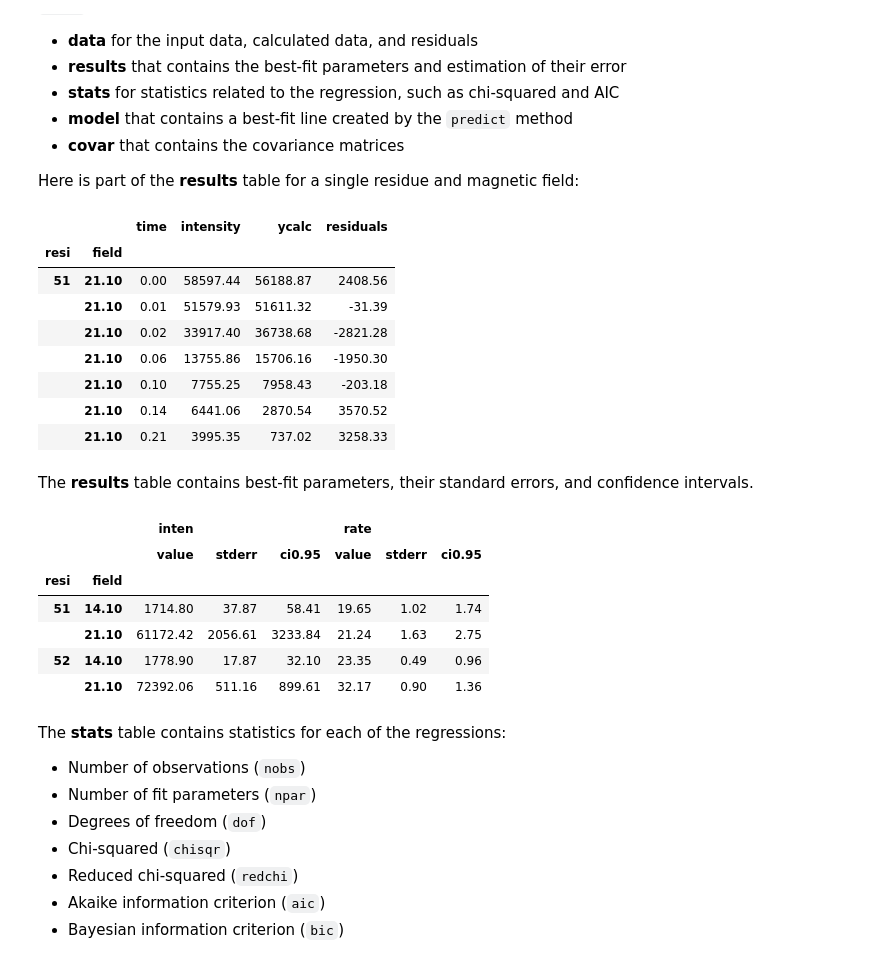
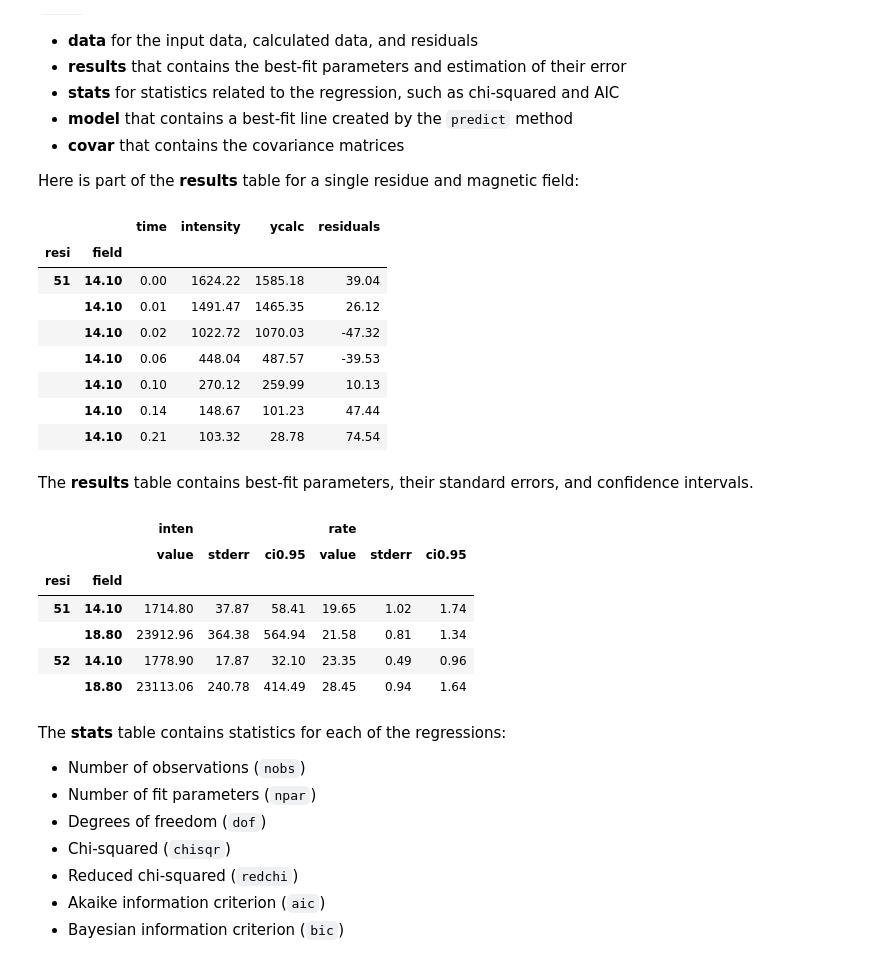
Before and after one commit to mlgill/pdLSR, a Jupyter notebook: pdLSR/demo/pdLSR_demo.ipynb, the cells around one changed output. Cells and saved outputs as stored; diff of their text form; code cells hidden in the pictures.

```diff
--- a/pdLSR/demo/pdLSR_demo.ipynb
+++ b/pdLSR/demo/pdLSR_demo.ipynb
@@ -58,8 +58,8 @@ This `pdLSR` demonstration utilizes nuclear magnetic resonance (NMR) data acquir
 
 There are 12 amino acids in the enclosed data set, so using amino acid residue (`resi`) and magnetic field (`field`) as the `groupby` columns results in 24 minimization operations.
 # %%
-data = pd.read_csv('GCN4_twofield.csv', sep='\t')
-! head GCN4_twofield.csv
+data = pd.read_csv('GCN4_twofield.tsv', sep='\t')
+! head GCN4_twofield.tsv
 # %% [output]
 resi    field   time    intensity
 51      14.1    0.004   1624.219428
@@ -171,19 +166,19 @@ IndexError: d not in input data columns or index.
 Here is part of the **results** table for a single residue and magnetic field:
 # %%
 resi = 51
-field = 21.1
+field = 14.1
 
 fit_data.data.loc[(resi, field)]
 # %% [output]
 |  |  | time | intensity | ycalc | residuals |
 | resi | field |  |  |  |  |
-| 51 | 21.10 | 0.00 | 58597.44 | 56188.87 | 2408.56 |
-|  | 21.10 | 0.01 | 51579.93 | 51611.32 | -31.39 |
-|  | 21.10 | 0.02 | 33917.40 | 36738.68 | -2821.28 |
-|  | 21.10 | 0.06 | 13755.86 | 15706.16 | -1950.30 |
-|  | 21.10 | 0.10 | 7755.25 | 7958.43 | -203.18 |
-|  | 21.10 | 0.14 | 6441.06 | 2870.54 | 3570.52 |
-|  | 21.10 | 0.21 | 3995.35 | 737.02 | 3258.33 |
+| 51 | 14.10 | 0.00 | 1624.22 | 1585.18 | 39.04 |
+|  | 14.10 | 0.01 | 1491.47 | 1465.35 | 26.12 |
+|  | 14.10 | 0.02 | 1022.72 | 1070.03 | -47.32 |
+|  | 14.10 | 0.06 | 448.04 | 487.57 | -39.53 |
+|  | 14.10 | 0.10 | 270.12 | 259.99 | 10.13 |
+|  | 14.10 | 0.14 | 148.67 | 101.23 | 47.44 |
+|  | 14.10 | 0.21 | 103.32 | 28.78 | 74.54 |
 # %% [markdown]
 The **results** table contains best-fit parameters, their standard errors, and confidence intervals.
 # %%
@@ -193,9 +188,9 @@ fit_data.results.head(n=4)
 |  |  | value | stderr | ci0.95 | value | stderr | ci0.95 |
 | resi | field |  |  |  |  |  |  |
 | 51 | 14.10 | 1714.80 | 37.87 | 58.41 | 19.65 | 1.02 | 1.74 |
-|  | 21.10 | 61172.42 | 2056.61 | 3233.84 | 21.24 | 1.63 | 2.75 |
+|  | 18.80 | 23912.96 | 364.38 | 564.94 | 21.58 | 0.81 | 1.34 |
 | 52 | 14.10 | 1778.90 | 17.87 | 32.10 | 23.35 | 0.49 | 0.96 |
-|  | 21.10 | 72392.06 | 511.16 | 899.61 | 32.17 | 0.90 | 1.36 |
+|  | 18.80 | 23113.06 | 240.78 | 414.49 | 28.45 | 0.94 | 1.64 |
 # %% [markdown]
 The **stats** table contains statistics for each of the regressions:
 
```
Also changed, not shown: parts of 8 cells of this notebook, 2 other files.
